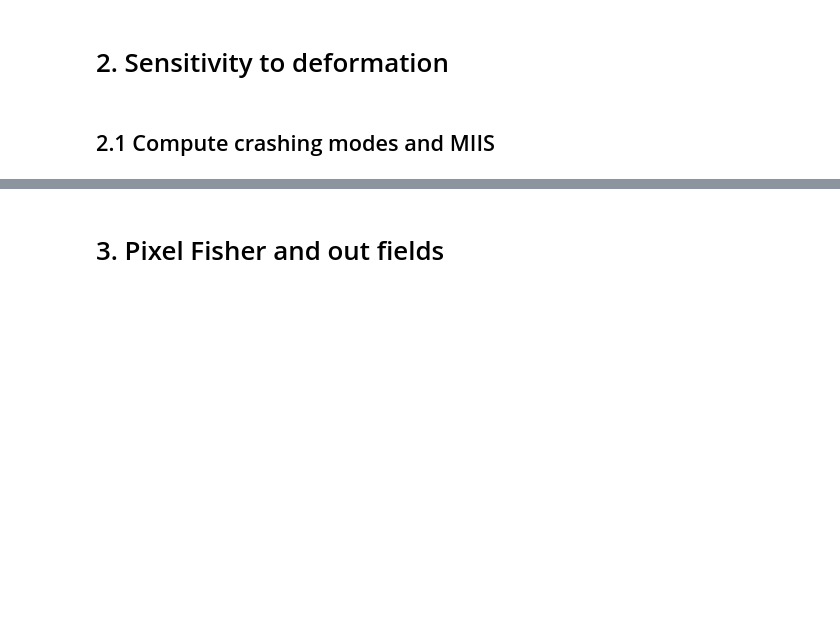
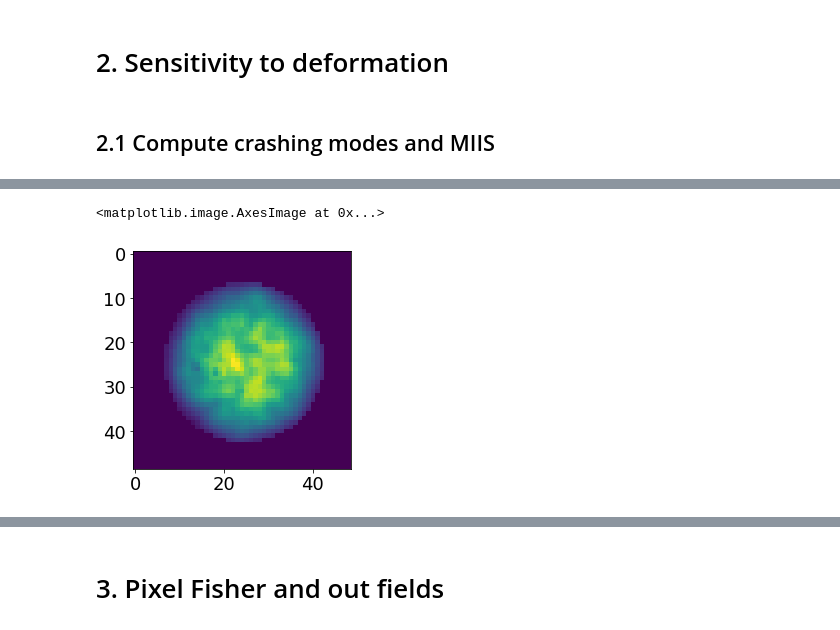
Before and after one commit to rodguti90/Article_PrecisionLimitTensorWFS, a Jupyter notebook: IntensityMeasurements/Codes/Crashing_disorder/Crashing_figures.ipynb, the cells around one changed output, grey strips where cells are left out. Drawn from its saved outputs; the diff is of its cells as text; code cells hidden in the pictures; blank space fills up the shorter version.

Commit message:
Finished with comp and basic layouts for plots

```diff
--- a/IntensityMeasurements/Codes/Crashing_disorder/Crashing_figures.ipynb
+++ b/IntensityMeasurements/Codes/Crashing_disorder/Crashing_figures.ipynb
@@ -92,0 +181,10 @@ TM_mix =  TM_pix @ modes_in.T
+# %%
+n_rnd = 100
+X_rnd = normalizevecs(rnd_cpx_disk((n_rnd,n_mod)))
+Yrnd = getOutputFields(X_rnd,TM_mix[0])
+plt.imshow(np.reshape(np.mean(np.abs(Yrnd)**2,axis=0),(N_out,N_out)))
+out_mask = get_disk_mask([N_out,N_out], 0.75*N_out//2, center=(N_out/2,N_out/2))
+plt.imshow(out_mask*np.reshape(np.mean(np.abs(Yrnd)**2,axis=0),(N_out,N_out)))
+# %% [output]
+<matplotlib.image.AxesImage at 0x...>
+[figure, added]
```
Also changed, not shown: parts of 45 cells of this notebook.
